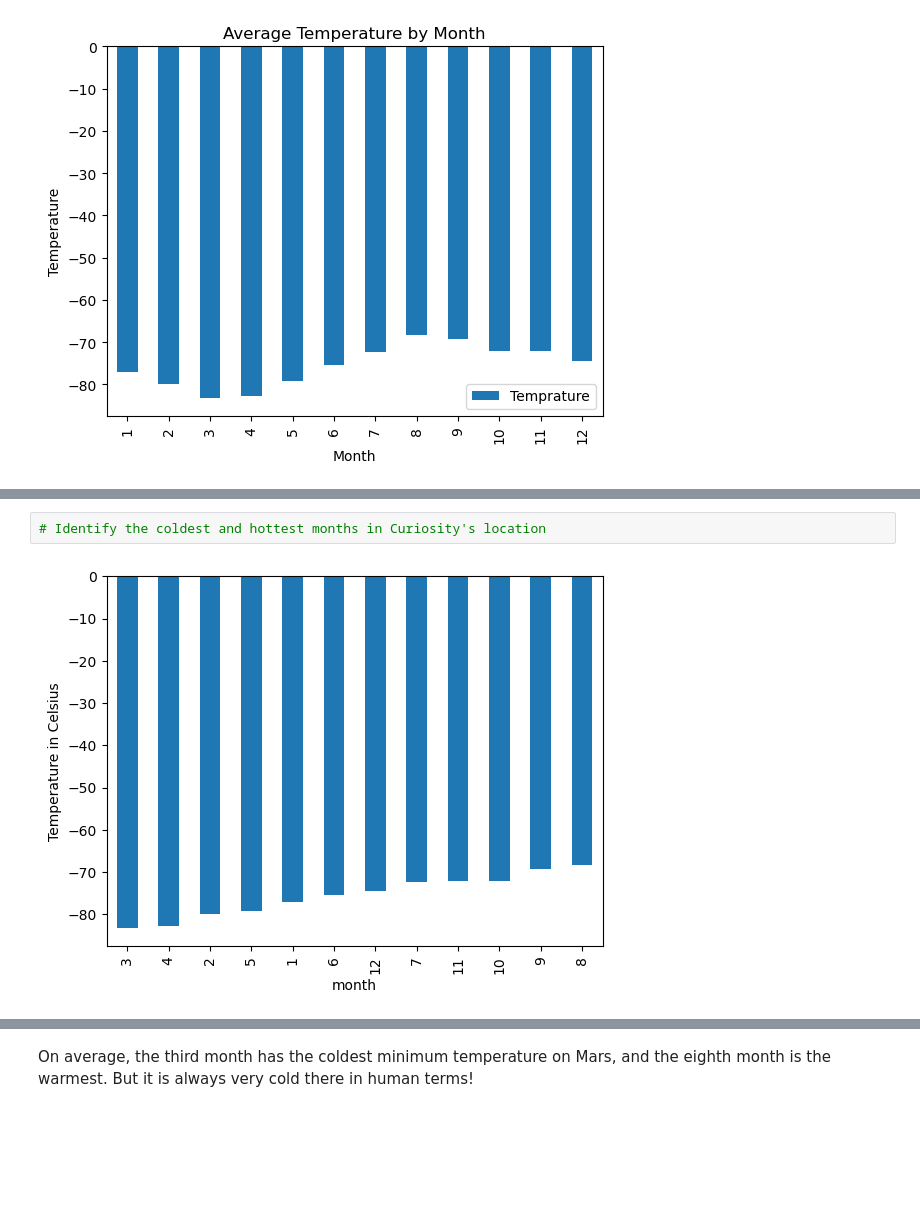
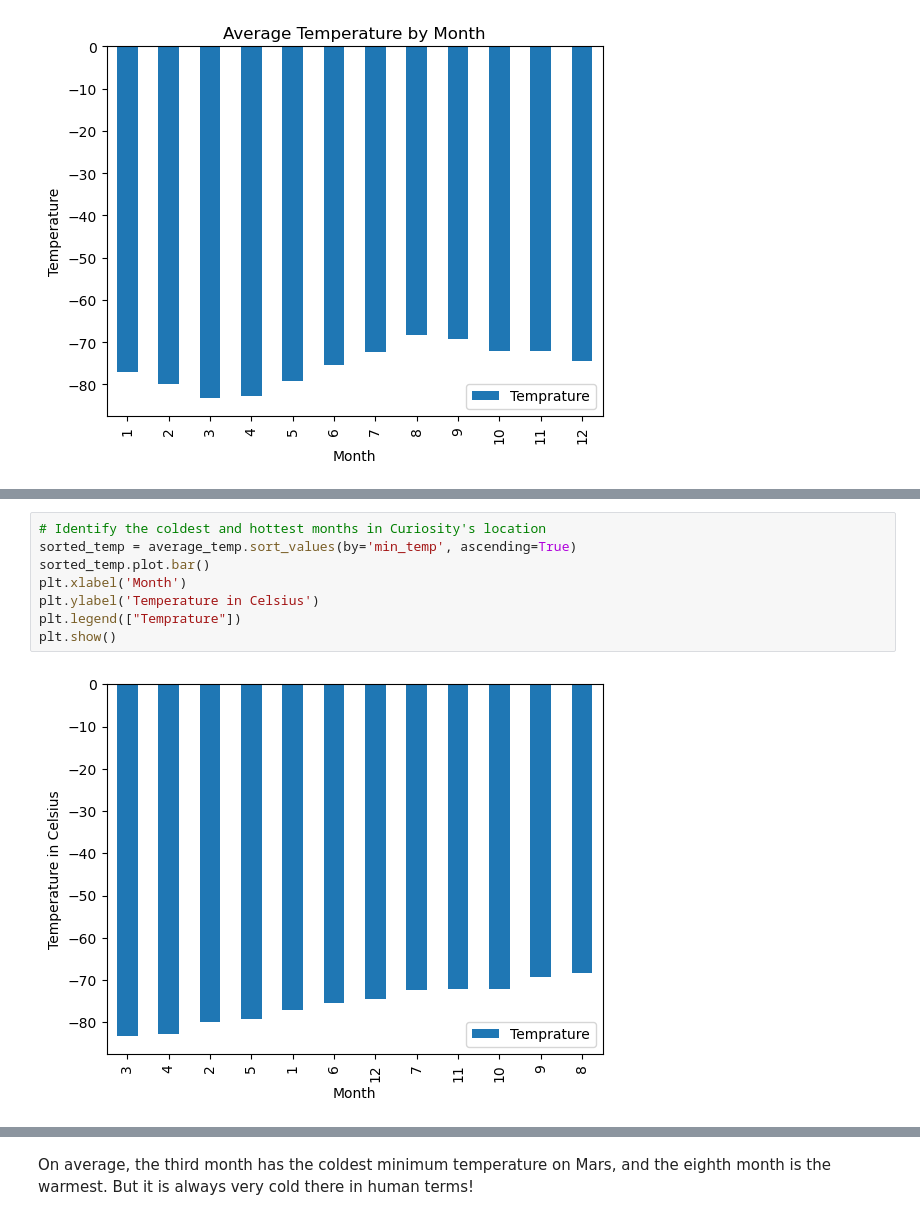
Before and after one commit to EliassHagos/web-scraping-and-data-analysis, a Jupyter notebook: part_2_mars_weather.ipynb, the cells around one changed output, grey strips where cells are left out. Drawn from its saved outputs; the diff is of its cells as text; blank space fills up the shorter version.

```diff
--- a/part_2_mars_weather.ipynb
+++ b/part_2_mars_weather.ipynb
@@ -222,6 +237,12 @@ Month 1 is the hottest month in Curiosity's location
 # %%
 # Identify the coldest and hottest months in Curiosity's location
+sorted_temp = average_temp.sort_values(by='min_temp', ascending=True)
+sorted_temp.plot.bar()
+plt.xlabel('Month')
+plt.ylabel('Temperature in Celsius')
+plt.legend(["Temprature"])
+plt.show()
 # %% [output]
-[figure, old version]
+[figure, new version]
 # %%
 # 4. Average pressure by Martian month
```
Also changed, not shown: parts of 11 cells of this notebook, 1 other file.
